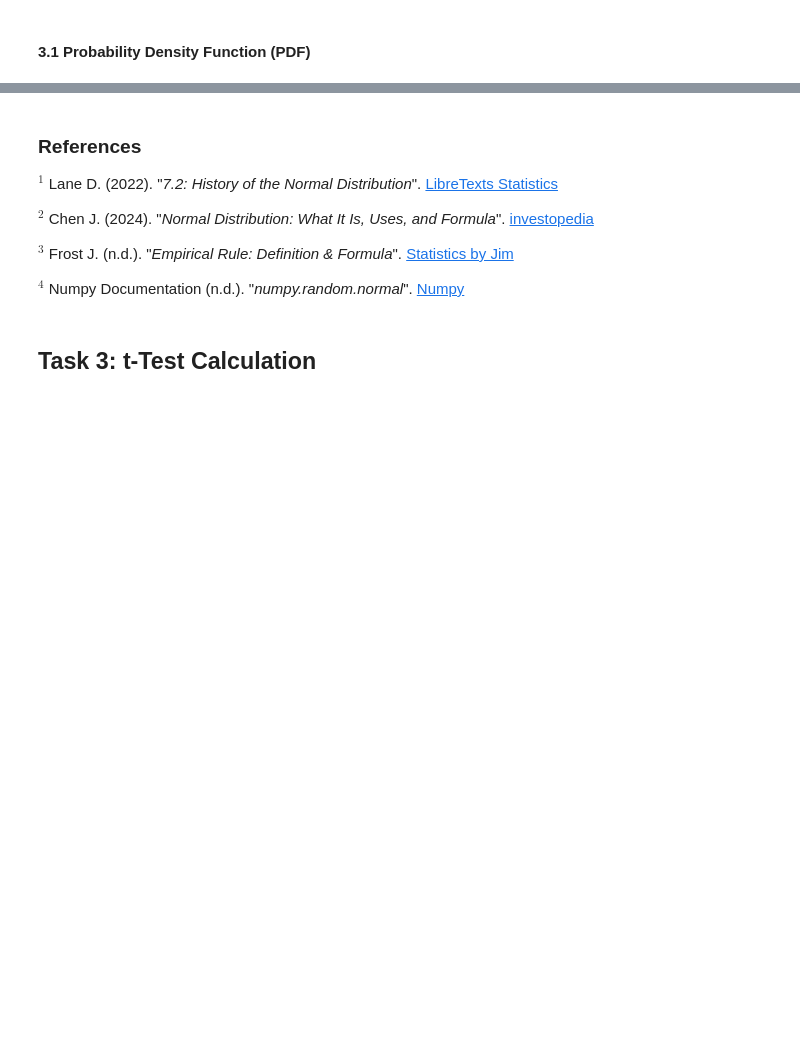
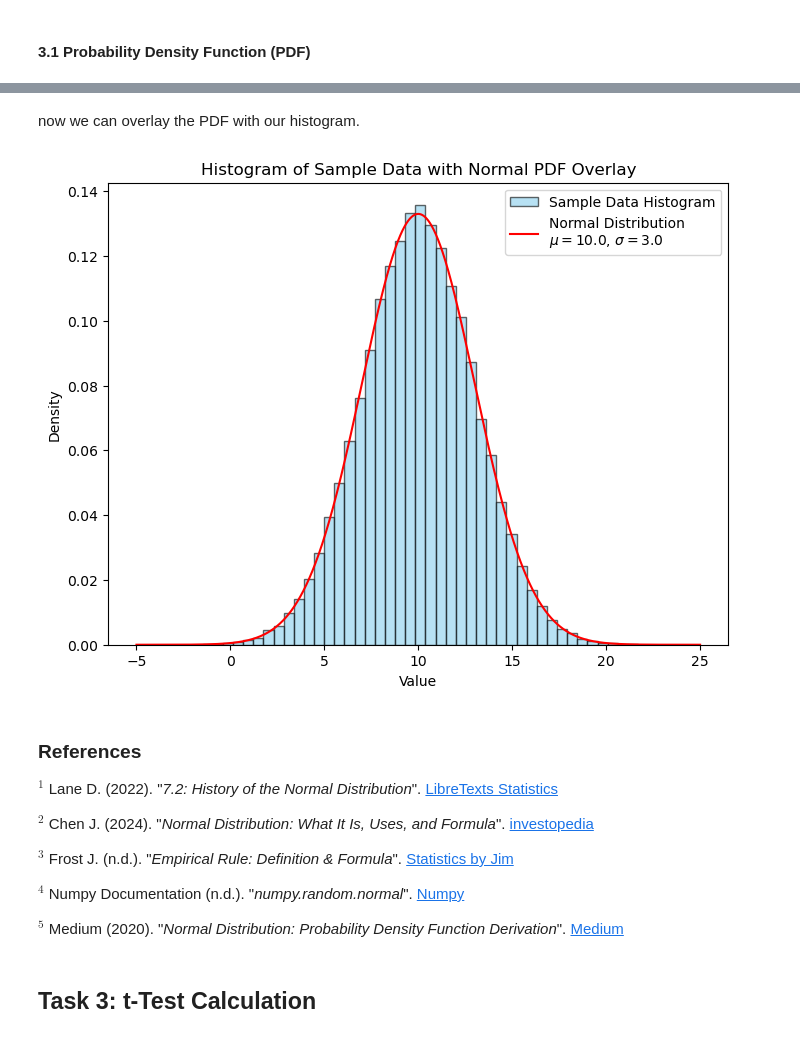
Before and after one commit to C-3sc0/applied_statistics, a Jupyter notebook: tasks.ipynb, the cells around one changed output, grey strips where cells are left out. Drawn from its saved outputs; the diff is of its cells as text; code cells hidden in the pictures; blank space fills up the shorter version.

```diff
--- a/tasks.ipynb
+++ b/tasks.ipynb
@@ -519,3 +548,19 @@ $$f(x) = \frac{1}{\sqrt{2\pi\sigma^2}} e^{-\frac{(x - \mu)^2}{2\sigma^2}}$$
+# %% [markdown]
+now we can overlay the PDF with our histogram.
+# %%
+# Plot both the histogram and PDF
+fig, ax = plt.subplots(figsize=(8, 6))
+# Histogram of the sample data
+ax.hist(random_sample, bins=50, density=True, alpha=0.6, color='skyblue',  edgecolor='black',  label='Sample Data Histogram')
+# PDF line plot
+ax.plot(x_values, pdf_values, color='r', label=f'Normal Distribution\n$\mu={mu}$, $\sigma={sigma}$')
+ax.set_title("Histogram of Sample Data with Normal PDF Overlay")
+ax.set_xlabel("Value")
+ax.set_ylabel("Density")
+ax.legend()
+plt.show()
+# %% [output]
+[figure, added]
 # %% [markdown]
 ### References
 
@@ -526,6 +571,8 @@ $$f(x) = \frac{1}{\sqrt{2\pi\sigma^2}} e^{-\frac{(x - \mu)^2}{2\sigma^2}}$$
 **$^3$** Frost J. (n.d.). "*Empirical Rule: Definition & Formula*". [Statistics by Jim](https://statisticsbyjim.com/probability/empirical-rule/)
 
 **$^4$** Numpy Documentation (n.d.). "*numpy.random.normal*". [Numpy](https://numpy.org/doc/2.0/reference/random/generated/numpy.random.normal.html)
+
+**$^5$** Medium (2020). "*Normal Distribution: Probability Density Function Derivation*". [Medium](https://medium.com/@curiousincosmos/normal-distribution-probability-density-function-derivation-872c4f9d514d)
 # %% [markdown]
 ## Task 3: **t-Test Calculation**
 # %% [markdown]
```
Also changed, not shown: parts of 5 cells of this notebook.
